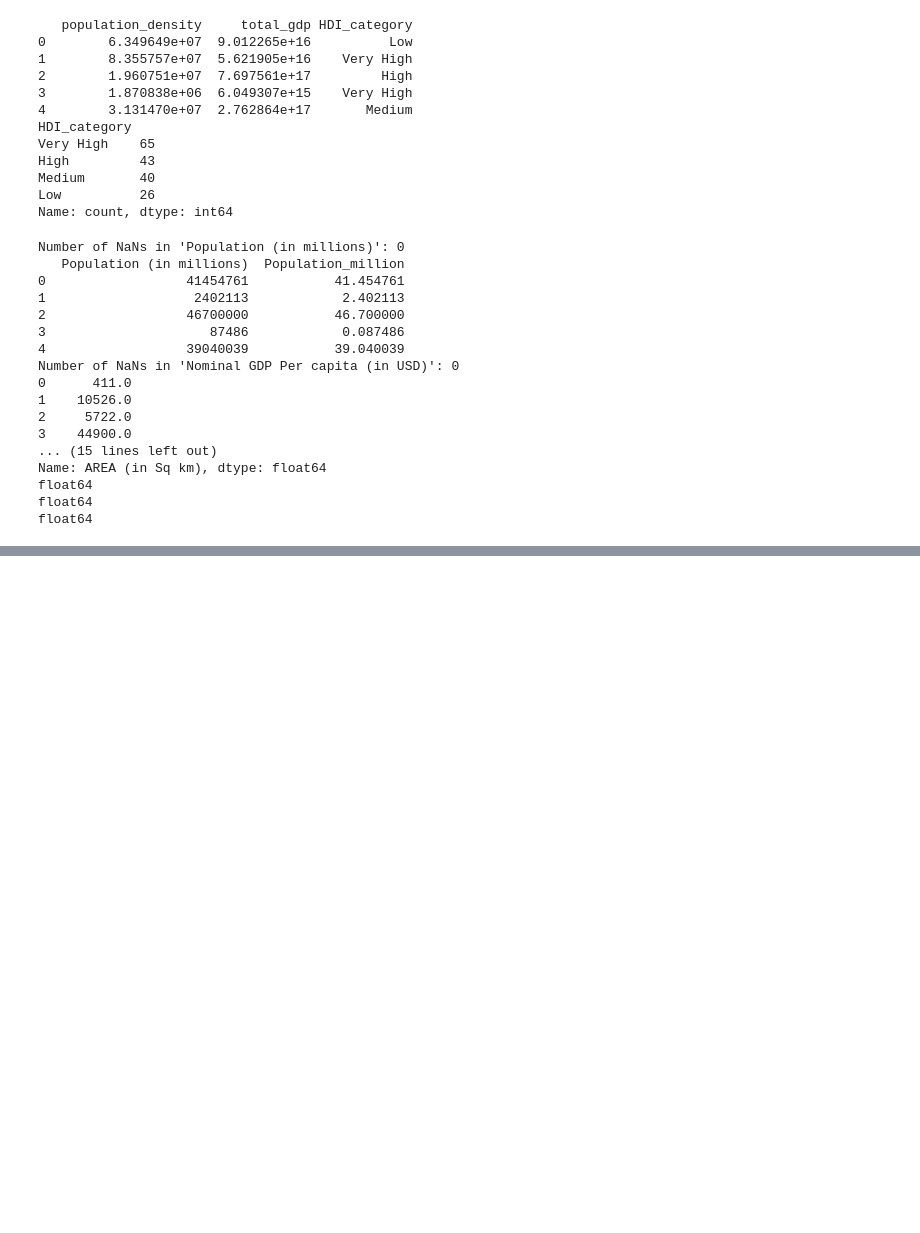
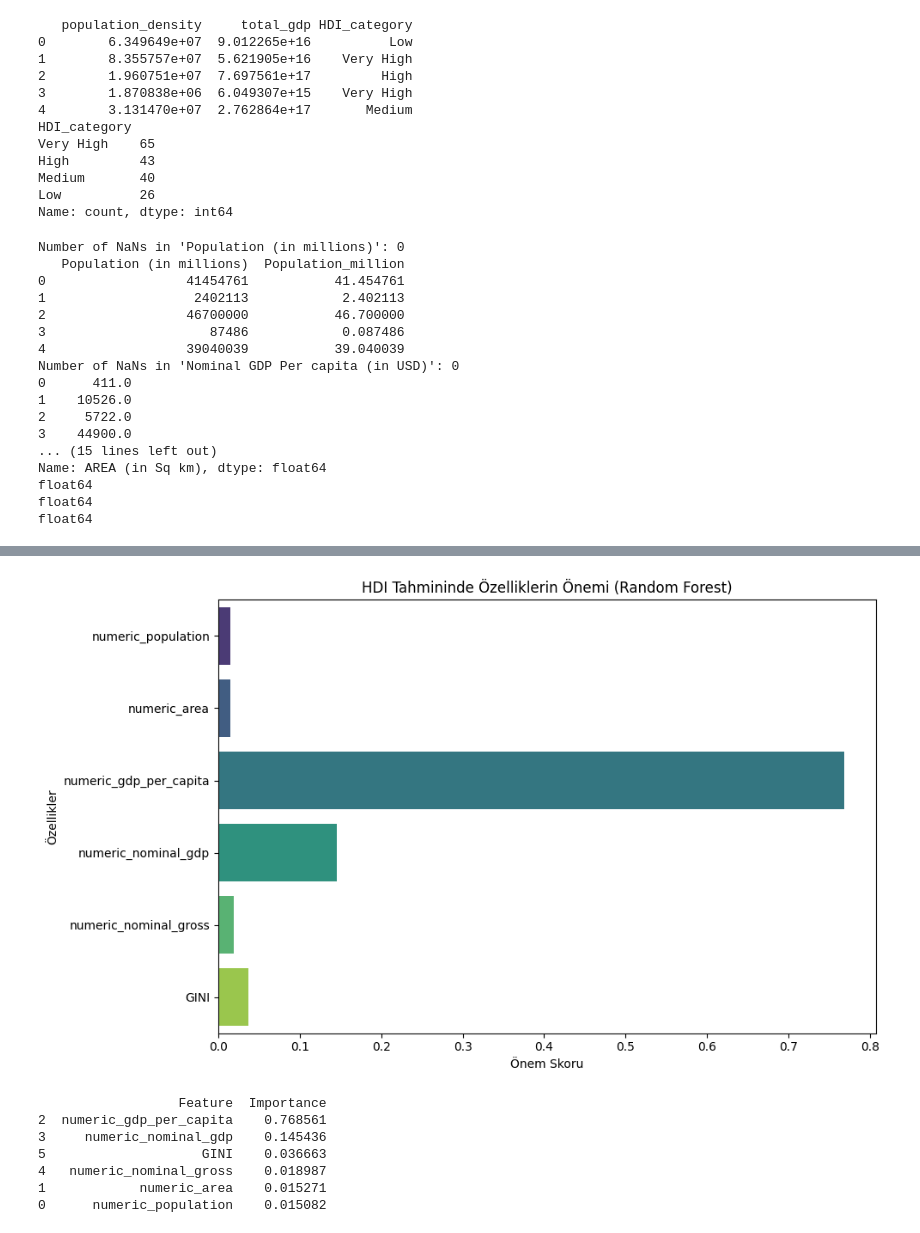
Before and after one commit to studentAybu/ML_GlobalCountryMetrics2025, a Jupyter notebook: ML_GlobalCountryMetrics2025.ipynb, the cells around one changed output, grey strips where cells are left out. Cells and saved outputs as stored; diff of their text form; code cells hidden in the pictures; blank space fills up the shorter version.

Commit message:
model evaluation

```diff
--- a/ML_GlobalCountryMetrics2025.ipynb
+++ b/ML_GlobalCountryMetrics2025.ipynb
@@ -364,0 +330,29 @@ plt.show()
+# %%
+importances = forest_model.feature_importances_
+feature_names = feature_table.columns
+
+# Visualization
+plt.figure(figsize=(10, 6))
+sns.barplot(x=importances, y=feature_names, hue=feature_names, palette='viridis', legend=False)
+plt.title("Importance of Features in HDI Prediction (Random Forest)")
+plt.xlabel("Importance Score")
+plt.ylabel("Features")
+plt.tight_layout()
+plt.show()
+
+# Detailed textual analysis
+importance_df = pd.DataFrame({
+    'Feature': feature_names,
+    'Importance': importances
+}).sort_values(by='Importance', ascending=False)
+
+print(importance_df)
+# %% [output]
+[figure, added]
+                  Feature  Importance
+2  numeric_gdp_per_capita    0.768561
+3     numeric_nominal_gdp    0.145436
+5                    GINI    0.036663
+4   numeric_nominal_gross    0.018987
+1            numeric_area    0.015271
+0      numeric_population    0.015082
```
Also changed, not shown: parts of 11 cells of this notebook.
